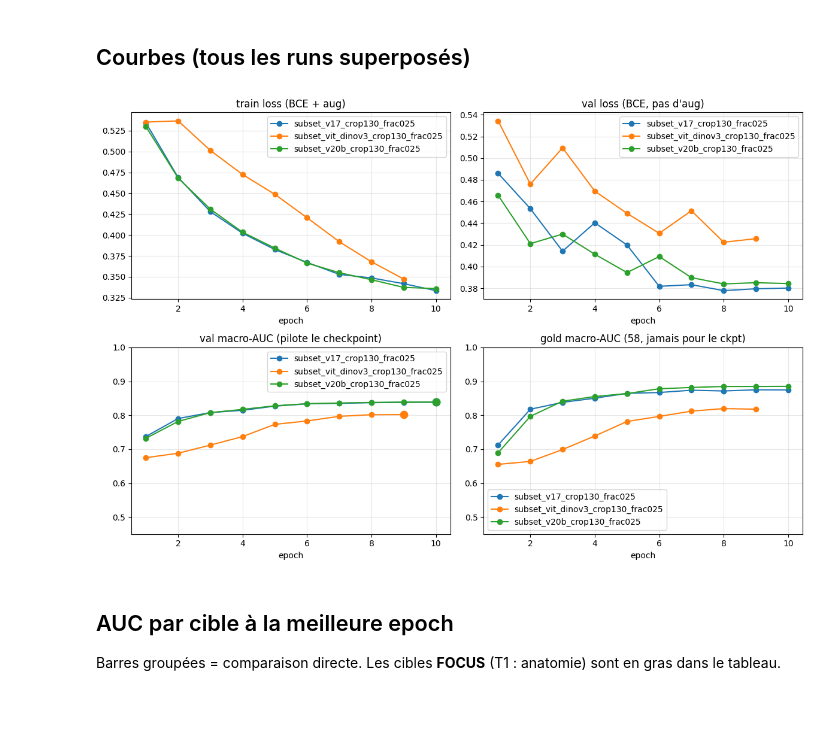
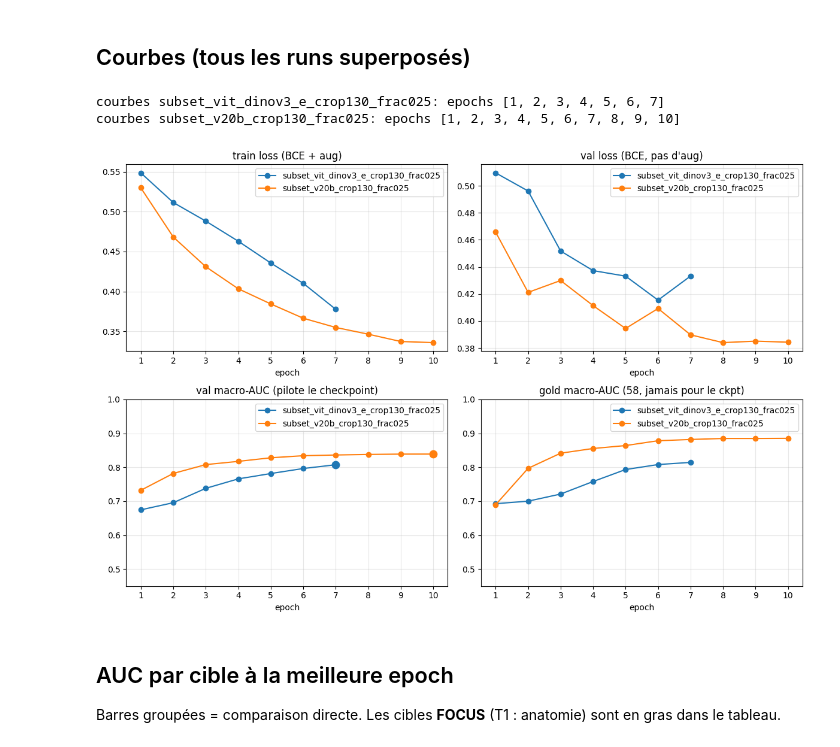
Before and after one commit to GabrielSultan/RSNA-comp, a Jupyter notebook: notebooks/08_compare_subset.ipynb, the cells around one changed output. Cells and saved outputs as stored; diff of their text form; code cells hidden in the pictures; blank space fills up the shorter version.

```diff
--- a/notebooks/08_compare_subset.ipynb
+++ b/notebooks/08_compare_subset.ipynb
@@ -31,9 +31,8 @@ CKPT = ROOT / "checkpoints"
 # Checkpoints a comparer (noms de dossiers sous checkpoints/, = run_name YAML).
 # Commenter une ligne pour l'exclure de l'analyse.
 RUNS = [
-    "subset_v17_crop130_frac025",
-    "subset_vit_dinov3_crop130_frac025",
-    "subset_vit_dinov3_b_crop130_frac025",
+    "subset_vit_dinov3_e_crop130_frac025",
+    "subset_vit_radiodino_b16_crop130_frac025",
     "subset_v20b_crop130_frac025",
 ]
 
@@ -86,6 +85,7 @@ def load_run(name: str) -> dict | None:
         "best_val": float(best_row["val_macro_auc"]),
         "best_gold": float(best_row["gold_macro_auc"]) if "gold_macro_auc" in hist.columns and pd.notna(best_row.get("gold_macro_auc")) else None,
         "last_epoch": int(hist["epoch"].max()),
+        "n_epochs": int(len(hist)),
     }
 
 
@@ -98,7 +98,10 @@ for name in wanted:
         continue
     runs.append(rec)
     gold_txt = f"gold {rec['best_gold']:.3f}" if rec["best_gold"] is not None else "gold n/a"
-    etat = "termine" if rec["done"] else f"en cours (epoch {rec['last_epoch']})"
+    if rec["done"]:
+        etat = "termine"
+    else:
+        etat = f"interrompu ({rec['n_epochs']} epochs dans history.json)"
     print(f"  {name}: {etat} | best val {rec['best_val']:.4f} @ ep {rec['best_epoch']} | {gold_txt} | n_train {len(rec['uids']) or '?'}")
 
 if not runs:
@@ -119,7 +120,7 @@ for r in runs:
     last = r["hist"].iloc[-1]
     rows.append({
         "run": r["name"],
-        "etat": "termine" if r["done"] else f"epoch {r['last_epoch']}",
+        "etat": "termine" if r["done"] else f"{r['n_epochs']} epochs",
         "n_train": len(r["uids"]) or None,
         "best_epoch": r["best_epoch"],
         "best_val_auc": r["best_val"],
@@ -153,30 +150,35 @@ delta vs subset_v17_crop130_frac025 (best val AUC)
 # %%
 fig, axes = plt.subplots(2, 2, figsize=(12, 8))
 
 for r in runs:
-    h = r["hist"]
+    h = r["hist"].sort_values("epoch")
+    print(f"courbes {r['name']}: epochs {list(map(int, h.epoch))}")
     axes[0, 0].plot(h.epoch, h.loss, marker="o", label=r["name"])
     if "val_loss" in h.columns:
         axes[0, 1].plot(h.epoch, h.val_loss, marker="o", label=r["name"])
     axes[1, 0].plot(h.epoch, h.val_macro_auc, marker="o", label=r["name"])
     if "gold_macro_auc" in h.columns:
         axes[1, 1].plot(h.epoch, h.gold_macro_auc, marker="o", label=r["name"])
     axes[1, 0].scatter([r["best_epoch"]], [r["best_val"]], s=80, zorder=5)
 
+emax = max(int(r["hist"]["epoch"].max()) for r in runs)
 axes[0, 0].set_title("train loss (BCE + aug)")
 axes[0, 1].set_title("val loss (BCE, pas d'aug)")
 axes[1, 0].set_title("val macro-AUC (pilote le checkpoint)")
 axes[1, 1].set_title("gold macro-AUC (58, jamais pour le ckpt)")
 for ax in axes.ravel():
     ax.set_xlabel("epoch")
+    ax.set_xticks(range(1, emax + 1))
     ax.grid(True, alpha=0.3)
     ax.legend()
 axes[1, 0].set_ylim(0.45, 1.0)
 axes[1, 1].set_ylim(0.45, 1.0)
 plt.tight_layout()
 plt.show()
 # %% [output]
+courbes subset_vit_dinov3_e_crop130_frac025: epochs [1, 2, 3, 4, 5, 6, 7]
+courbes subset_v20b_crop130_frac025: epochs [1, 2, 3, 4, 5, 6, 7, 8, 9, 10]
-[figure, old version]
+[figure, new version]
 # %% [markdown]
 ## AUC par cible à la meilleure epoch
 
```
Also changed, not shown: parts of 7 cells of this notebook, 1 other file.
